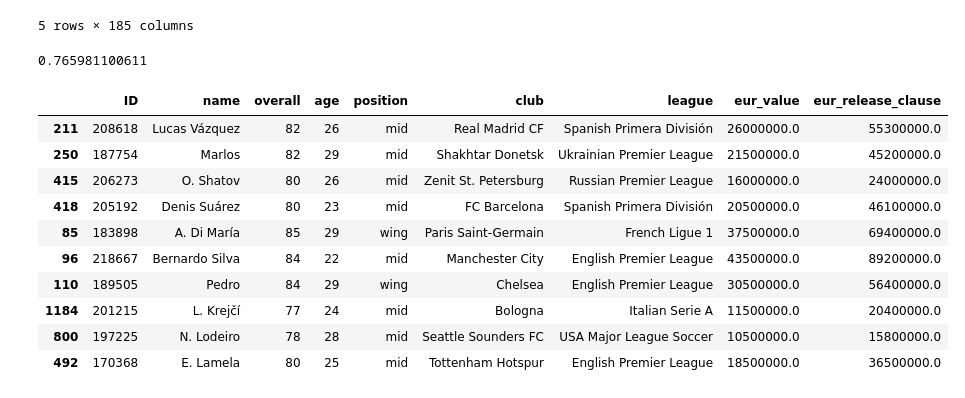
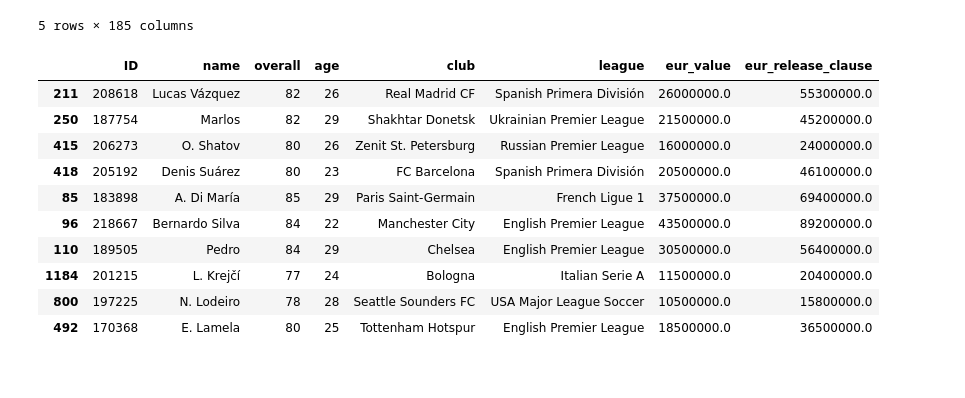
Before and after one commit to ppovedab/masterbigdatapfm, a Jupyter notebook: notebooks/pfm_pedro_poveda_modelo_no_supervisado_neighbors.ipynb, the cells around one changed output. Drawn from its saved outputs; the diff is of its cells as text; code cells hidden in the pictures.

Commit message:
primera tanda notebooks
Primera tanda de notebooks

```diff
--- a/notebooks/pfm_pedro_poveda_modelo_supervisado_knn.ipynb
+++ b/notebooks/pfm_pedro_poveda_modelo_no_supervisado_neighbors.ipynb
@@ -195,39 +183,32 @@ y_test = np.array(test[y_column])
-# %%
-# Cargamos las librerías de sklearn para clasificación
-from sklearn.neighbors import KNeighborsClassifier
-from sklearn.metrics import accuracy_score
-
-# Instanciamos el modelo (k = 10 ,distance como weight y n_jobs -1 para usar toda la potencia de la CPU)
-knn = KNeighborsClassifier(10, weights = "distance", n_jobs = -1)
-
-# Ajustamos el modelo
-model = knn.fit(X_train, y_train.ravel())
-
-# Aplicamos el modelo en el conjunto de test
-pred = model.predict(X_test)
-
-# Evaluamos la precisión del modelo
-print accuracy_score(y_test, pred)
-# %% [output]
-0.765981100611
+# %%
+# usamos un modelo No supervisado para generar los 10 vecinos de cada jugador
+# Cargamos las librerías de sklearn para clasificación NearestNeighbors
+from sklearn.neighbors import NearestNeighbors
+
+# Instanciamos el modelo (k = 10)
+neigh = NearestNeighbors(10)
+
+# Ajustamos el modelo
+model = neigh.fit(df[x_columns])
 # %%
 # Tomamos un ejemplo: Lucas Vázquez
+
 player_index = 211
 neighbors = model.kneighbors([df.iloc[player_index][x_columns]],n_neighbors=10)[1]
 neighbors = np.reshape(neighbors,(neighbors.shape[1]))
-df.iloc[neighbors[0:]][["ID", "name", "overall", "age", "position", "club", "league", "eur_value", "eur_release_clause"]]
+df.iloc[neighbors[0:]][["ID", "name", "overall", "age", "club", "league", "eur_value", "eur_release_clause"]]
 # %% [output]
-|  | ID | name | overall | age | position | club | league | eur_value | eur_release_clause |
-| 211 | 208618 | Lucas Vázquez | 82 | 26 | mid | Real Madrid CF | Spanish Primera División | 26000000.0 | 55300000.0 |
-| 250 | 187754 | Marlos | 82 | 29 | mid | Shakhtar Donetsk | Ukrainian Premier League | 21500000.0 | 45200000.0 |
-| 415 | 206273 | O. Shatov | 80 | 26 | mid | Zenit St. Petersburg | Russian Premier League | 16000000.0 | 24000000.0 |
-| 418 | 205192 | Denis Suárez | 80 | 23 | mid | FC Barcelona | Spanish Primera División | 20500000.0 | 46100000.0 |
-| 85 | 183898 | A. Di María | 85 | 29 | wing | Paris Saint-Germain | French Ligue 1 | 37500000.0 | 69400000.0 |
-| 96 | 218667 | Bernardo Silva | 84 | 22 | mid | Manchester City | English Premier League | 43500000.0 | 89200000.0 |
-| 110 | 189505 | Pedro | 84 | 29 | wing | Chelsea | English Premier League | 30500000.0 | 56400000.0 |
-| 1184 | 201215 | L. Krejčí | 77 | 24 | mid | Bologna | Italian Serie A | 11500000.0 | 20400000.0 |
-| 800 | 197225 | N. Lodeiro | 78 | 28 | mid | Seattle Sounders FC | USA Major League Soccer | 10500000.0 | 15800000.0 |
-| 492 | 170368 | E. Lamela | 80 | 25 | mid | Tottenham Hotspur | English Premier League | 18500000.0 | 36500000.0 |
+|  | ID | name | overall | age | club | league | eur_value | eur_release_clause |
+| 211 | 208618 | Lucas Vázquez | 82 | 26 | Real Madrid CF | Spanish Primera División | 26000000.0 | 55300000.0 |
+| 250 | 187754 | Marlos | 82 | 29 | Shakhtar Donetsk | Ukrainian Premier League | 21500000.0 | 45200000.0 |
+| 415 | 206273 | O. Shatov | 80 | 26 | Zenit St. Petersburg | Russian Premier League | 16000000.0 | 24000000.0 |
+| 418 | 205192 | Denis Suárez | 80 | 23 | FC Barcelona | Spanish Primera División | 20500000.0 | 46100000.0 |
+| 85 | 183898 | A. Di María | 85 | 29 | Paris Saint-Germain | French Ligue 1 | 37500000.0 | 69400000.0 |
+| 96 | 218667 | Bernardo Silva | 84 | 22 | Manchester City | English Premier League | 43500000.0 | 89200000.0 |
+| 110 | 189505 | Pedro | 84 | 29 | Chelsea | English Premier League | 30500000.0 | 56400000.0 |
+| 1184 | 201215 | L. Krejčí | 77 | 24 | Bologna | Italian Serie A | 11500000.0 | 20400000.0 |
+| 800 | 197225 | N. Lodeiro | 78 | 28 | Seattle Sounders FC | USA Major League Soccer | 10500000.0 | 15800000.0 |
+| 492 | 170368 | E. Lamela | 80 | 25 | Tottenham Hotspur | English Premier League | 18500000.0 | 36500000.0 |
 # %%
 # El último paso es generar un fichero con todos los futbolistas, sus vecinos y las características
 # que queremos mostrar de ellos
```
Also changed, not shown: parts of 6 cells of this notebook, 3 other files.
